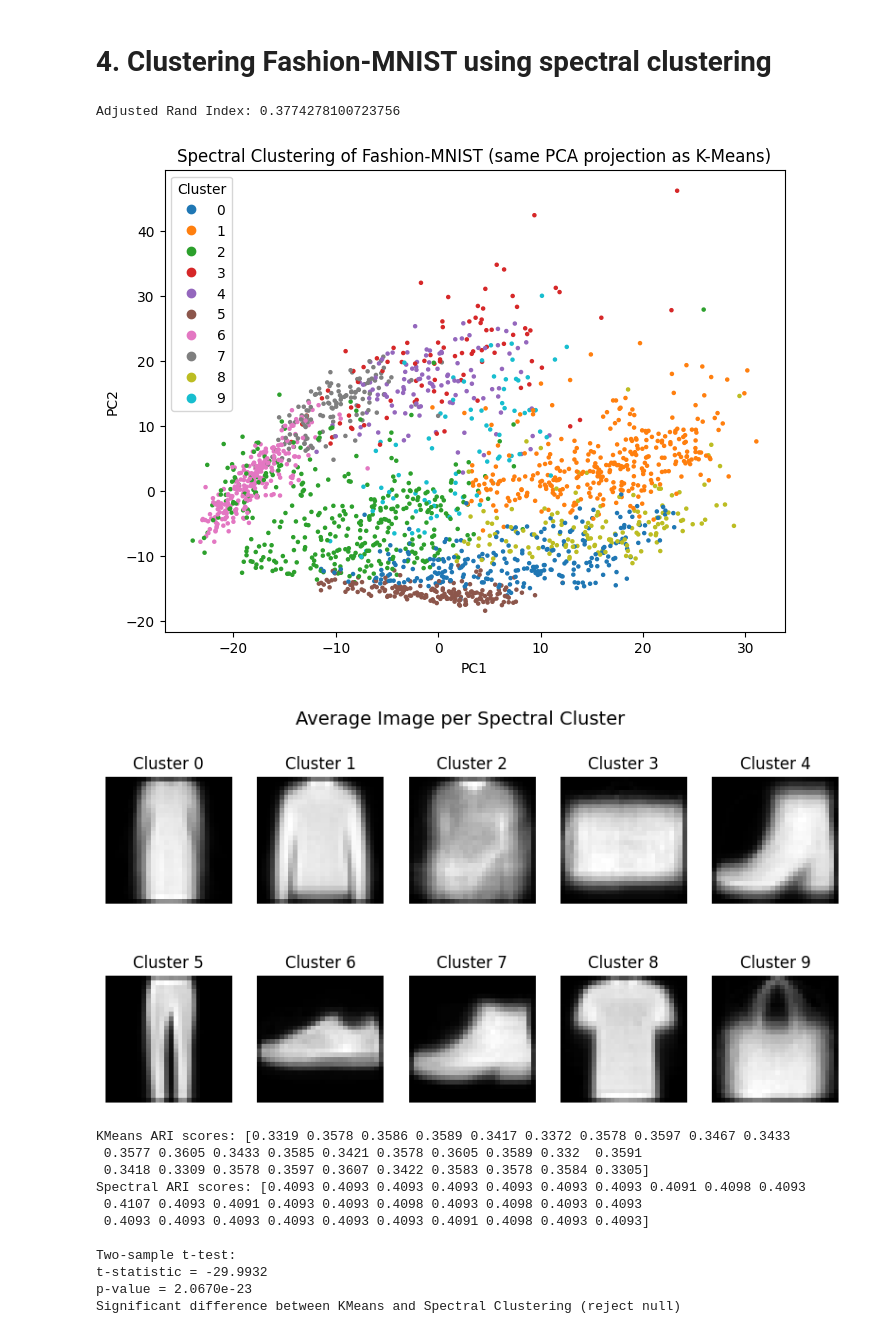
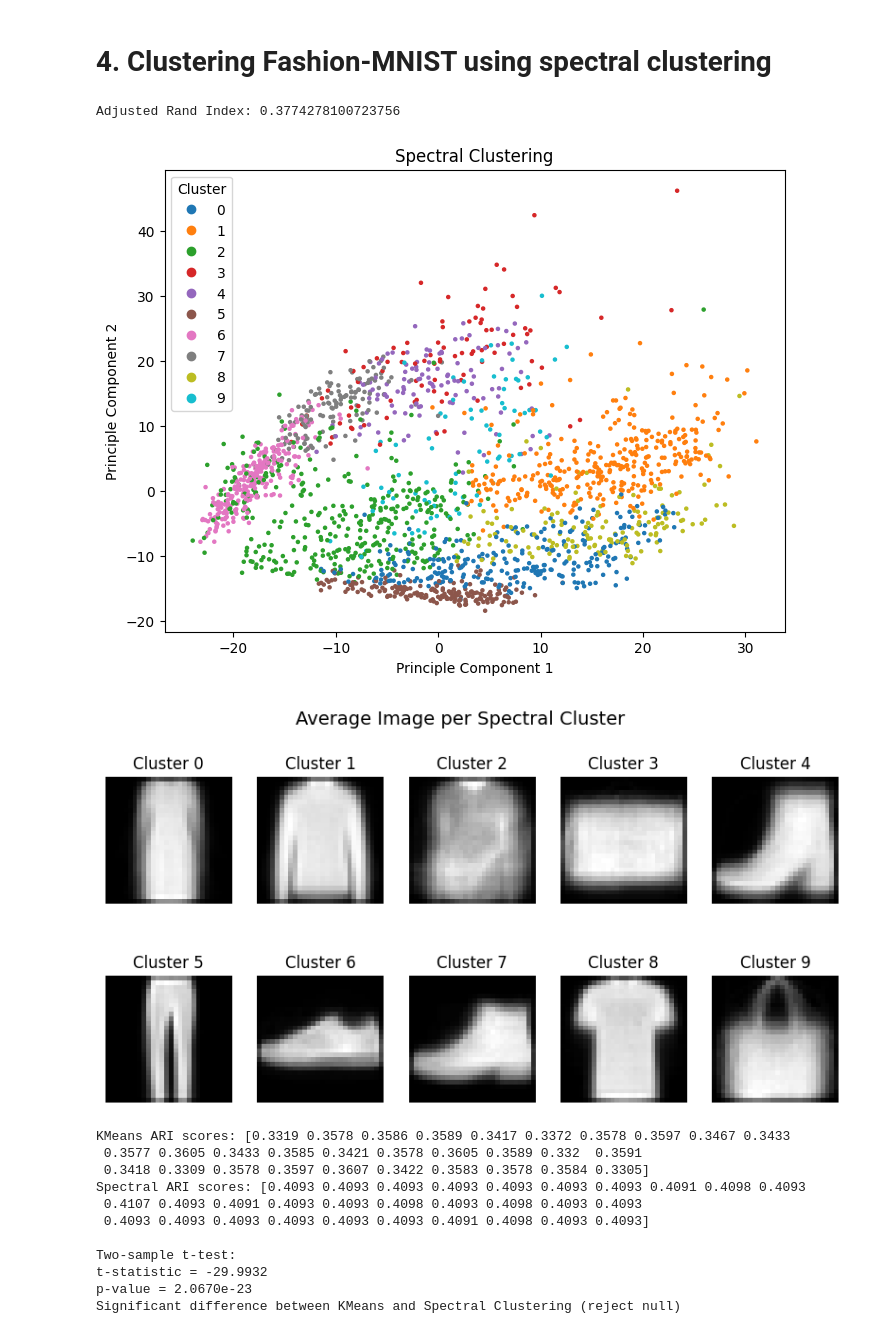
Before and after one commit to ebleak/Math5750-MathDS-Project2, a Jupyter notebook: project2.ipynb, the cells around one changed output. Drawn from its saved outputs; the diff is of its cells as text; code cells hidden in the pictures.

```diff
--- a/project2.ipynb
+++ b/project2.ipynb
@@ -277,37 +277,37 @@ spectral = SpectralClustering(
 labels_spec = spectral.fit_predict(X_pca)
 
 ari = adjusted_rand_score(y, labels_spec)
 print("Adjusted Rand Index:", ari)
 
 #Visualzie
 pca_2d = PCA(n_components=2, random_state=42)
 X_2d = pca_2d.fit_transform(X_scaled)
 
 plt.figure(figsize=(8,6))
 scatter = plt.scatter(X_2d[:, 0], X_2d[:, 1], c=labels_spec, cmap="tab10", s=5)
-plt.title("Spectral Clustering of Fashion-MNIST (same PCA projection as K-Means)")
-plt.xlabel("PC1")
-plt.ylabel("PC2")
+plt.title("Spectral Clustering")
+plt.xlabel("Principle Component 1")
+plt.ylabel("Principle Component 2")
 plt.legend(*scatter.legend_elements(), title="Cluster")
 plt.show()
 
 #Determining Cluster Identities
 cluster_means = []
 for i in range(k):
     mean_img = X[labels_spec == i].mean(axis=0).reshape(28, 28)
     cluster_means.append(mean_img)
 
 plt.figure(figsize=(10,5))
 for i in range(k):
     plt.subplot(2,5,i+1)
     plt.imshow(cluster_means[i], cmap='gray')
     plt.title(f"Cluster {i}")
     plt.axis('off')
 plt.suptitle("Average Image per Spectral Cluster", fontsize=14)
 plt.show()
 # %% [output]
 Adjusted Rand Index: 0.3774278100723756
-[figure, old version]
+[figure, new version]
 [figure]
 # %%
 #Code to test signifigance between ARI of kmeans vs spectral clustering
```
Also changed, not shown: parts of 3 cells of this notebook.
